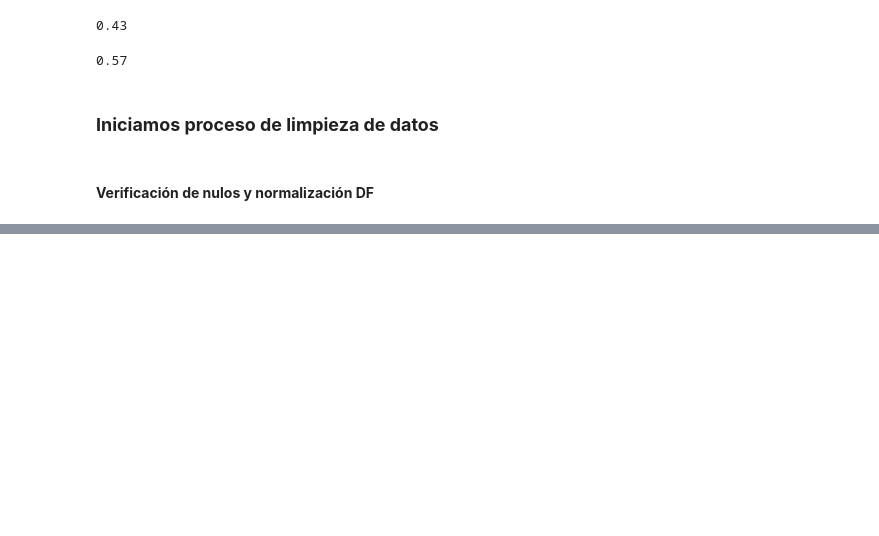
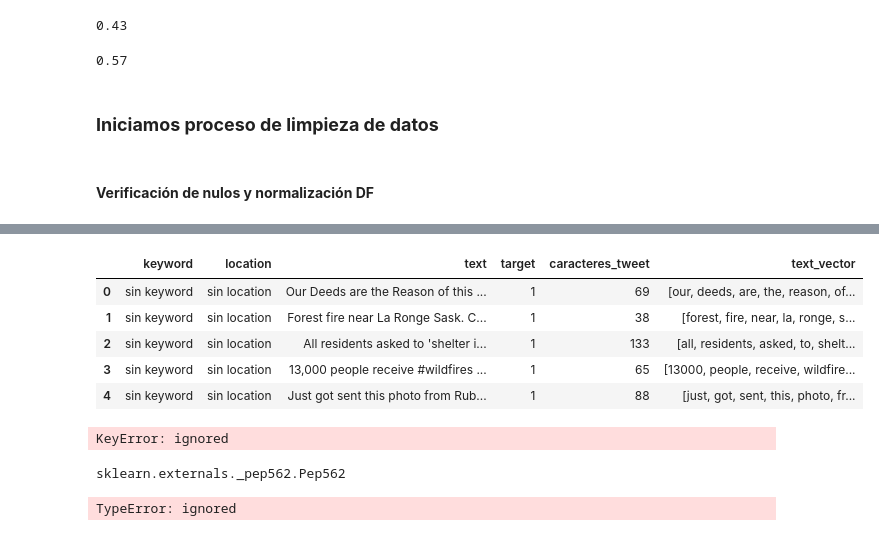
Before and after one commit to elemi10/7506-TP-Org-de-datos, a Jupyter notebook: TP1_Real_or_Not?_NLP_with_Disaster_Tweets.ipynb, the cells around one changed output, grey strips where cells are left out. Drawn from its saved outputs; the diff is of its cells as text; code cells hidden in the pictures; blank space fills up the shorter version.

```diff
--- a/TP1_Real_or_Not?_NLP_with_Disaster_Tweets.ipynb
+++ b/TP1_Real_or_Not?_NLP_with_Disaster_Tweets.ipynb
@@ -230,0 +365,25 @@ memory usage: 416.3+ KB
+# %%
+df_train.head()
+# %% [output]
+|  | keyword | location | text | target | caracteres_tweet | text_vector |
+| 0 | sin keyword | sin location | Our Deeds are the Reason of this ... | 1 | 69 | [our, deeds, are, the, reason, of... |
+| 1 | sin keyword | sin location | Forest fire near La Ronge Sask. C... | 1 | 38 | [forest, fire, near, la, ronge, s... |
+| 2 | sin keyword | sin location | All residents asked to 'shelter i... | 1 | 133 | [all, residents, asked, to, shelt... |
+| 3 | sin keyword | sin location | 13,000 people receive #wildfires ... | 1 | 65 | [13000, people, receive, wildfire... |
+| 4 | sin keyword | sin location | Just got sent this photo from Rub... | 1 | 88 | [just, got, sent, this, photo, fr... |
+# %%
+df_train['text_vector_filtrado'].head(20)
+# %% [output]
+KeyError: ignored
+# %%
+stop_words.Pep562
+# %% [output]
+sklearn.externals._pep562.Pep562
+# %%
+text_vector_filtrado=[]
+
+for palabra in text_vector:
+  if palabra not in stop_words:
+    text_vector_filtrado.append(palabra)
+# %% [output]
+TypeError: ignored
```
Also changed, not shown: parts of 24 cells of this notebook.
